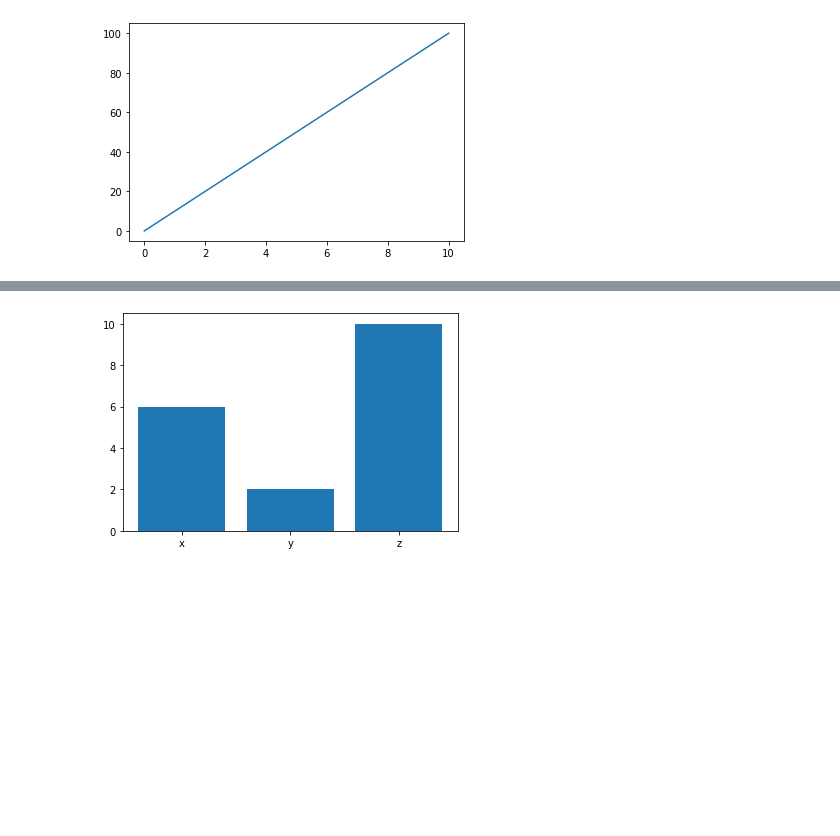
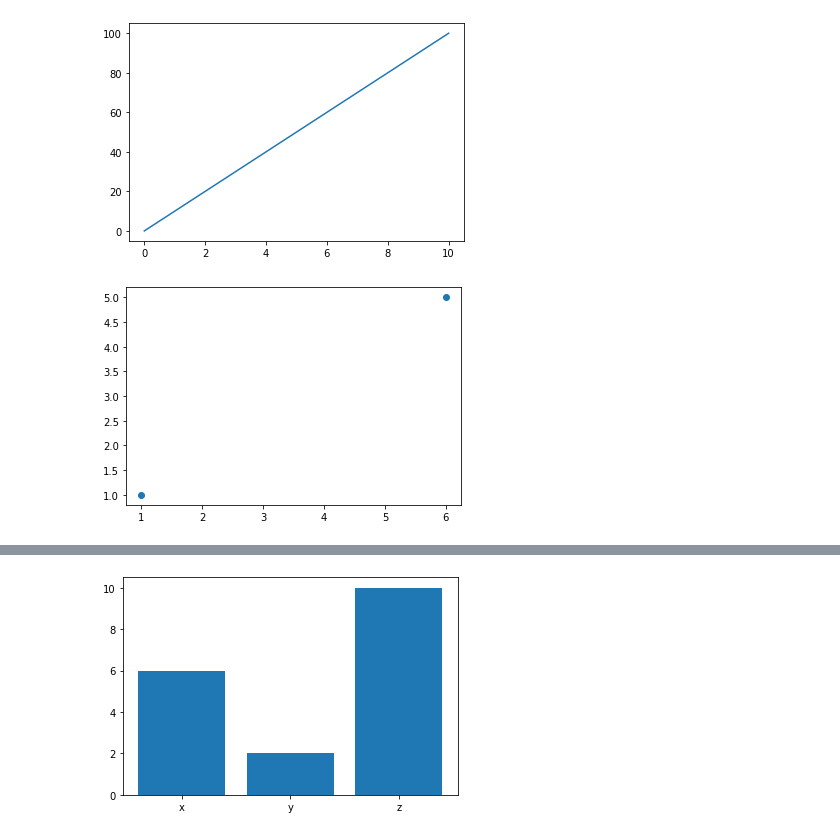
Before and after one commit to saikirsh/python, a Jupyter notebook: Matplotlib.ipynb, the cells around one changed output, grey strips where cells are left out. Drawn from its saved outputs; the diff is of its cells as text; code cells hidden in the pictures; blank space fills up the shorter version.

```diff
--- a/Matplotlib.ipynb
+++ b/Matplotlib.ipynb
@@ -18,3 +18,16 @@ plt.plot(xpoints, ypoints)
 plt.show()
 # %% [output]
 [figure]
+# %%
+##Plotting Without Line
+import sys
+import matplotlib
+matplotlib.use('Agg')
+import matplotlib.pyplot as plt
+import numpy as np
+xpoints = np.array([1, 6])
+ypoints = np.array([1, 5])
+plt.plot(xpoints, ypoints, 'o')
+plt.show()
+# %% [output]
+[figure, added]
```
Also changed, not shown: parts of 35 cells of this notebook.
